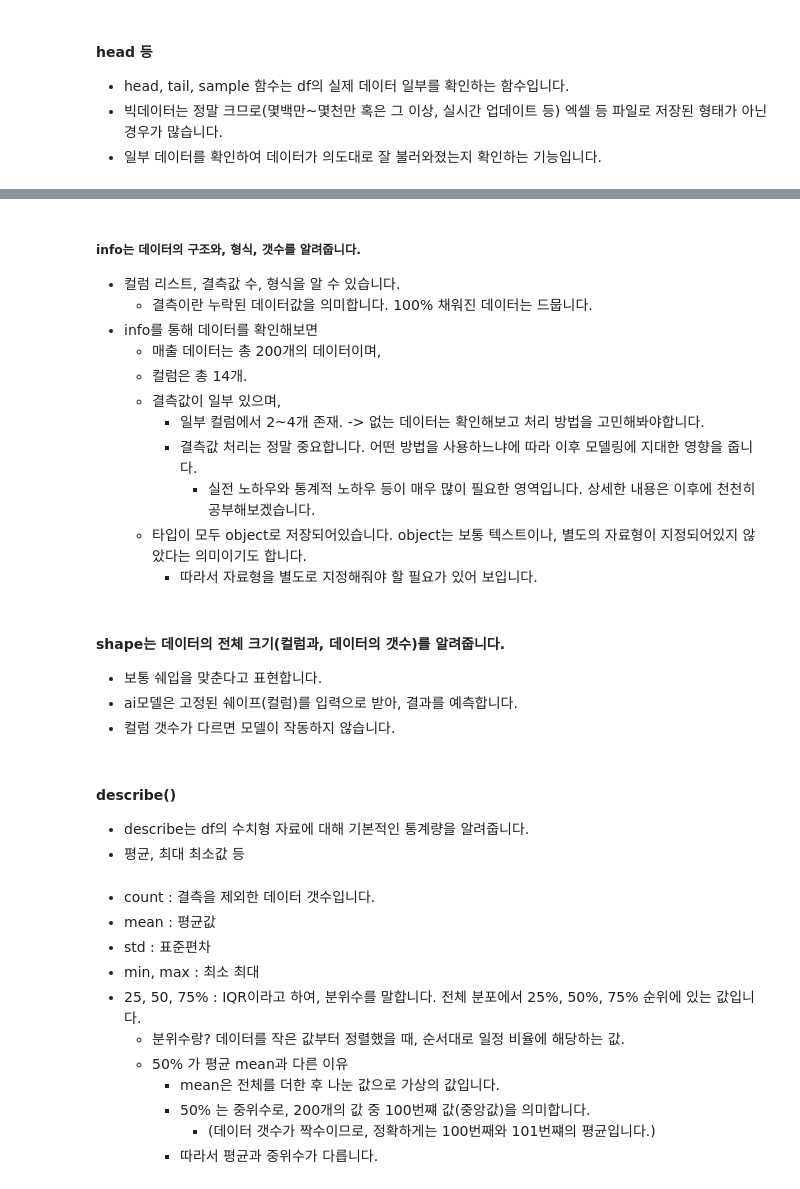
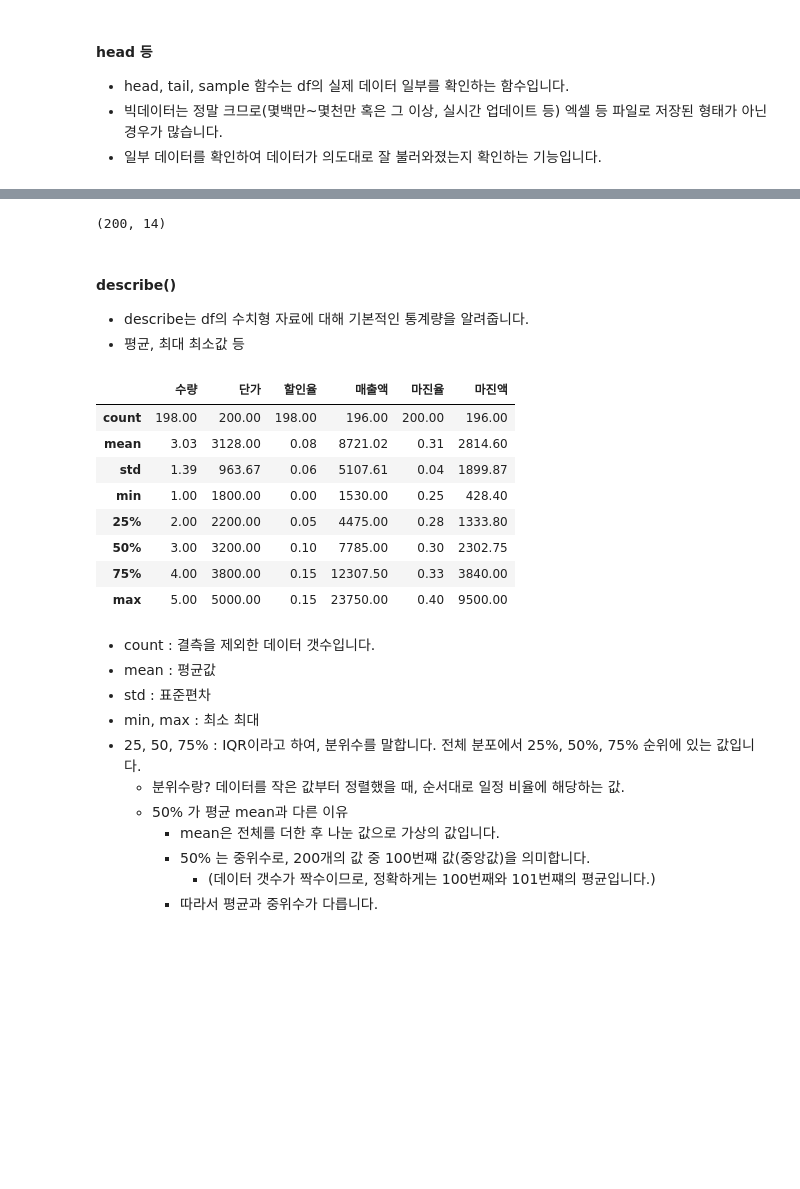
Before and after one commit to pookopook/AIchemist, a Jupyter notebook: ML_lecture/02_python_for_ML/day02.ipynb, the cells around one changed output, grey strips where cells are left out. Saved outputs shown, nothing was run; the diff lists cells and outputs as text; code cells hidden in the pictures; blank space fills up the shorter version.

```diff
--- a/ML_lecture/02_python_for_ML/day02.ipynb
+++ b/ML_lecture/02_python_for_ML/day02.ipynb
@@ -95,0 +277,3 @@ df = pd.read_csv('./data/매출데이터.csv')
+# %%
+# 데이터 불러오기
+df = pd.read_csv('./data/매출데이터.csv', encoding='utf-8')  # encoding='cp949'
@@ -149,23 +356,7 @@ df.info()
-# %% [markdown]
-##### info는 데이터의 구조와, 형식, 갯수를 알려줍니다.
-* 컬럼 리스트, 결측값 수, 형식을 알 수 있습니다.
-  * 결측이란 누락된 데이터값을 의미합니다. 100% 채워진 데이터는 드뭅니다.
-* info를 통해 데이터를 확인해보면
-  * 매출 데이터는 총 200개의 데이터이며,
-  * 컬럼은 총 14개.
-  * 결측값이 일부 있으며,
-    * 일부 컬럼에서 2~4개 존재. -> 없는 데이터는 확인해보고 처리 방법을 고민해봐야합니다.
-    * 결측값 처리는 정말 중요합니다. 어떤 방법을 사용하느냐에 따라 이후 모델링에 지대한 영향을 줍니다.
-      * 실전 노하우와 통계적 노하우 등이 매우 많이 필요한 영역입니다. 상세한 내용은 이후에 천천히 공부해보겠습니다.
-  * 타입이 모두 object로 저장되어있습니다. object는 보통 텍스트이나, 별도의 자료형이 지정되어있지 않았다는 의미이기도 합니다.
-    * 따라서 자료형을 별도로 지정해줘야 할 필요가 있어 보입니다.
-# %% [markdown]
-#### shape는 데이터의 전체 크기(컬럼과, 데이터의 갯수)를 알려줍니다.
-* 보통 쉐입을 맞춘다고 표현합니다.
-* ai모델은 고정된 쉐이프(컬럼)를 입력으로 받아, 결과를 예측합니다.
-* 컬럼 갯수가 다르면 모델이 작동하지 않습니다.
 # %%
-df.shape   # (행의 수, 열의 수) 형태의 튜플을 반환합니다. shape은 df의 속성입니다. ()를 붙이지 않습니다.
+df.shape   # (행의 수, 열의 수) 형태의 튜플을 반환
+# %% [output]
+(200, 14)
 # %% [markdown]
 #### describe()
 * describe는 df의 수치형 자료에 대해 기본적인 통계량을 알려줍니다.
@@ -178,3 +364,15 @@ df.describe()
+# %%
+df.describe().round(2)
+# %% [output]
+|  | 수량 | 단가 | 할인율 | 매출액 | 마진율 | 마진액 |
+| count | 198.00 | 200.00 | 198.00 | 196.00 | 200.00 | 196.00 |
+| mean | 3.03 | 3128.00 | 0.08 | 8721.02 | 0.31 | 2814.60 |
+| std | 1.39 | 963.67 | 0.06 | 5107.61 | 0.04 | 1899.87 |
+| min | 1.00 | 1800.00 | 0.00 | 1530.00 | 0.25 | 428.40 |
+| 25% | 2.00 | 2200.00 | 0.05 | 4475.00 | 0.28 | 1333.80 |
+| 50% | 3.00 | 3200.00 | 0.10 | 7785.00 | 0.30 | 2302.75 |
+| 75% | 4.00 | 3800.00 | 0.15 | 12307.50 | 0.33 | 3840.00 |
+| max | 5.00 | 5000.00 | 0.15 | 23750.00 | 0.40 | 9500.00 |
 # %% [markdown]
 * count : 결측을 제외한 데이터 갯수입니다.
 * mean : 평균값
```
Also changed, not shown: parts of 85 cells of this notebook, 2 other files.
